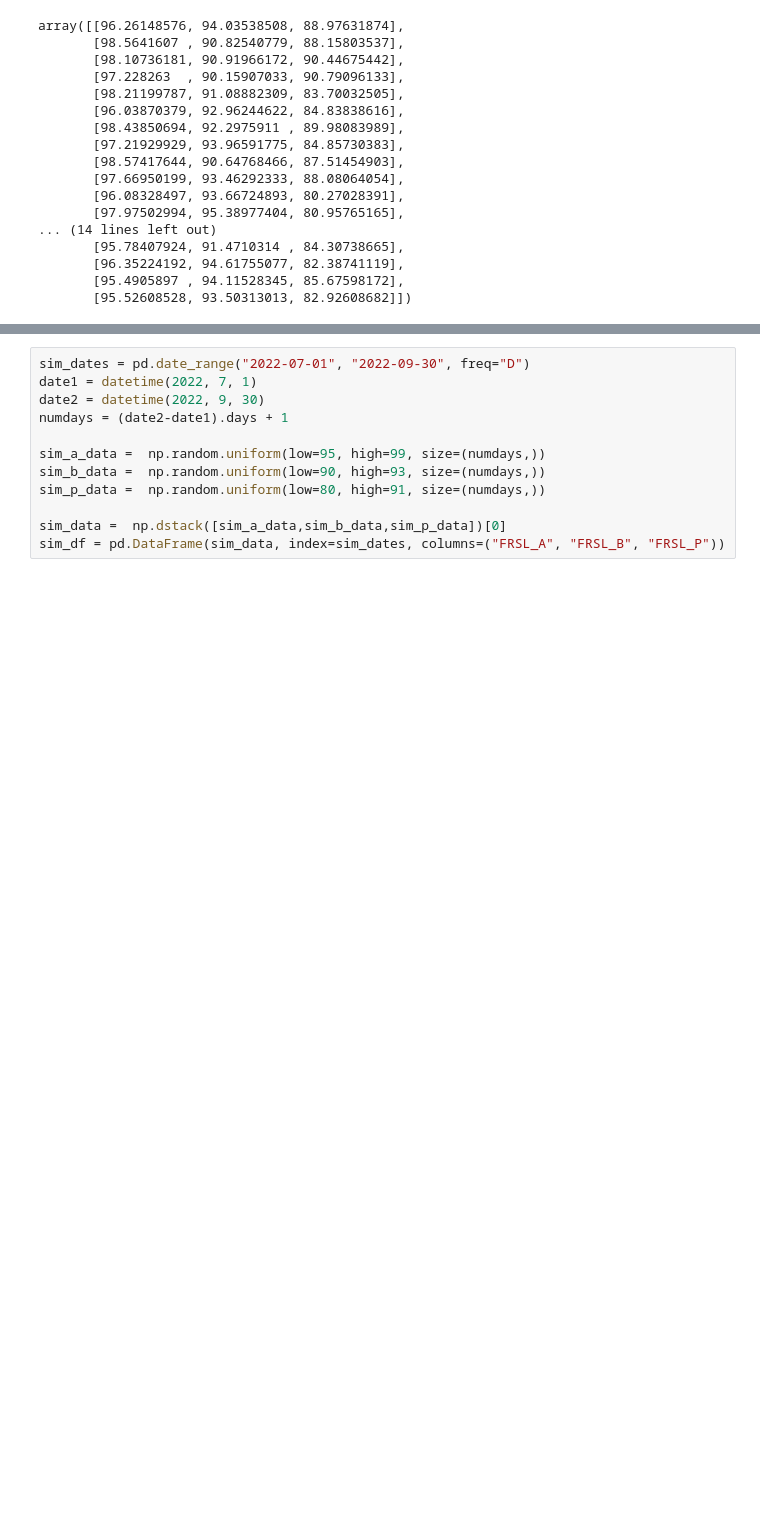
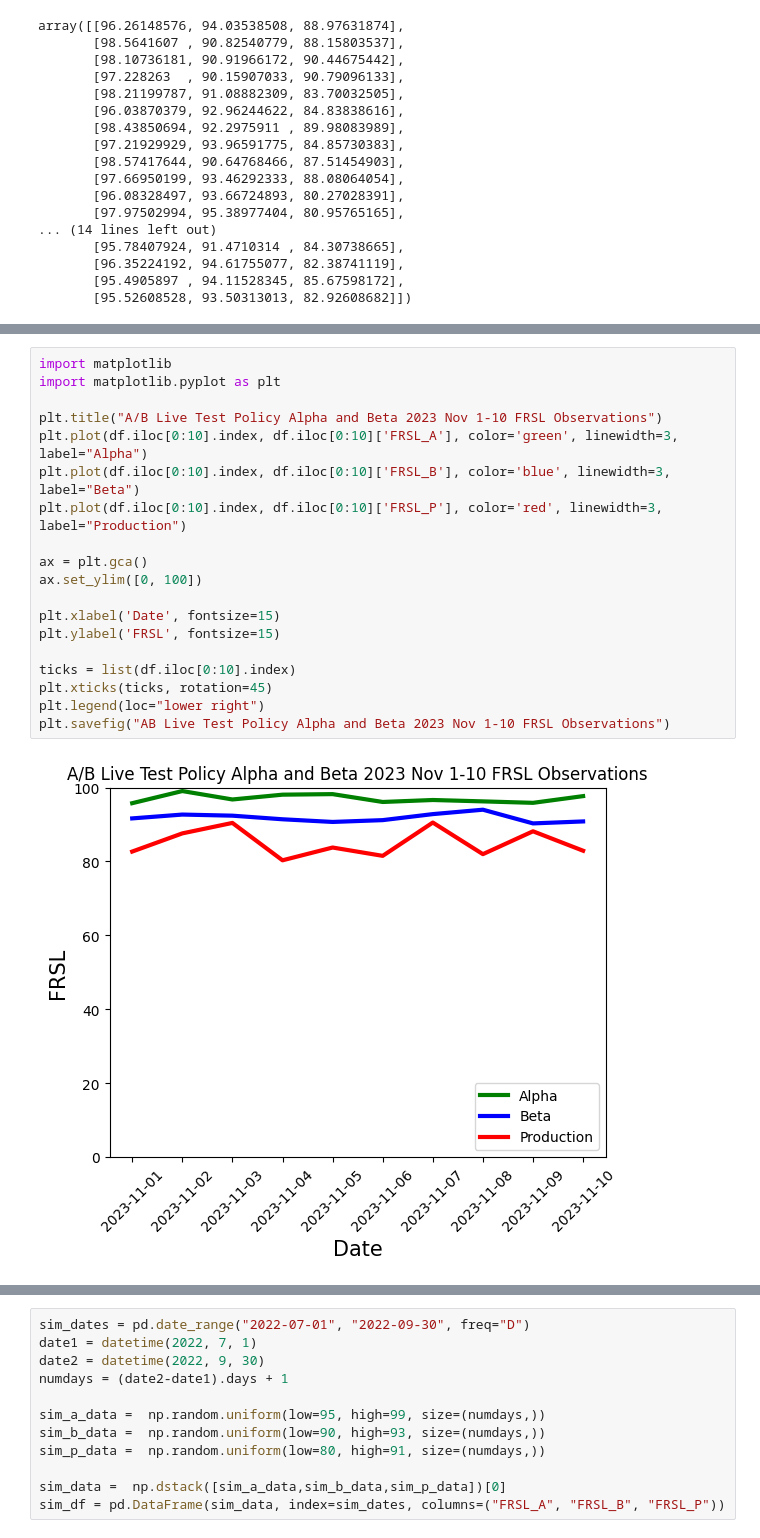
Before and after one commit to paulbright/Python, a Jupyter notebook: test_scaling.ipynb, the cells around one changed output, grey strips where cells are left out. Saved outputs shown, nothing was run; the diff lists cells and outputs as text; blank space fills up the shorter version.

```diff
--- a/test_scaling.ipynb
+++ b/test_scaling.ipynb
@@ -175,3 +173,24 @@ df.head()
+# %%
+import matplotlib
+import matplotlib.pyplot as plt
+
+plt.title("A/B Live Test Policy Alpha and Beta 2023 Nov 1-10 FRSL Observations")
+plt.plot(df.iloc[0:10].index, df.iloc[0:10]['FRSL_A'], color='green', linewidth=3, label="Alpha")
+plt.plot(df.iloc[0:10].index, df.iloc[0:10]['FRSL_B'], color='blue', linewidth=3,  label="Beta")
+plt.plot(df.iloc[0:10].index, df.iloc[0:10]['FRSL_P'], color='red', linewidth=3,  label="Production")
+
+ax = plt.gca()
+ax.set_ylim([0, 100])
+
+plt.xlabel('Date', fontsize=15)
+plt.ylabel('FRSL', fontsize=15)
+
+ticks = list(df.iloc[0:10].index)
+plt.xticks(ticks, rotation=45)
+plt.legend(loc="lower right")
+plt.savefig("AB Live Test Policy Alpha and Beta 2023 Nov 1-10 FRSL Observations")
+# %% [output]
+[figure, added]
 # %%
 import matplotlib
 import matplotlib.pyplot as plt
```
Also changed, not shown: parts of 5 cells of this notebook.
